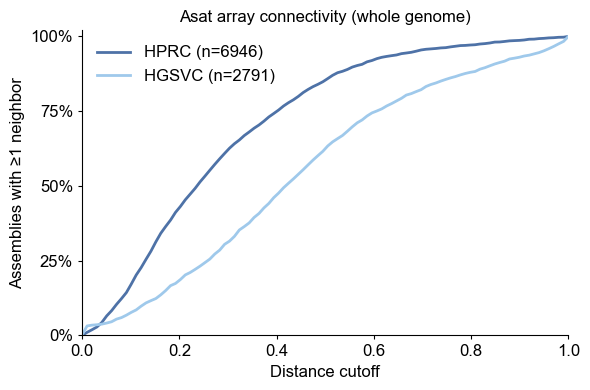
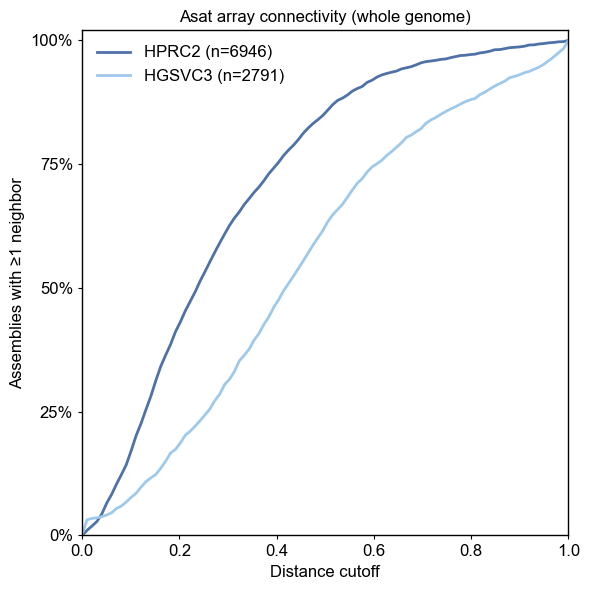
Unified diff of the notebook cell whose output changed from the first chart to the second:
--- before
+++ after
@@ -36,5 +36,5 @@
     hgsvc_conn = connectivity_curve(hgsvc_df, distance_cutoffs)
 
-    fig, ax = plt.subplots(figsize=(6, 4))
+    fig, ax = plt.subplots(figsize=(6, 6))
 
     hprc_n  = pd.concat([hprc_df[['sample1','chr']].rename(columns={'sample1':'sample'}),
@@ -44,6 +44,6 @@
 
 
-    ax.plot(distance_cutoffs, hprc_conn,  color="#4E72A7", lw=2, label=f'HPRC (n={hprc_n})')
-    ax.plot(distance_cutoffs, hgsvc_conn, color='#9FC9EB', lw=2, label=f'HGSVC (n={hgsvc_n})')
+    ax.plot(distance_cutoffs, hprc_conn,  color="#4E72A7", lw=2, label=f'HPRC2 (n={hprc_n})')
+    ax.plot(distance_cutoffs, hgsvc_conn, color='#9FC9EB', lw=2, label=f'HGSVC3 (n={hgsvc_n})')
 
     ax.set_xlim(distance_cutoffs.min(), distance_cutoffs.max())
@@ -56,6 +56,9 @@
     ax.set_title("Asat array connectivity (whole genome)", fontsize=12)
 
-    ax.spines["top"].set_visible(False)
-    ax.spines["right"].set_visible(False)
+    for spine in ax.spines.values():
+        spine.set_visible(True)
+        spine.set_color('black')
+        spine.set_linewidth(1.0)
+
     ax.tick_params(direction="out", length=3, width=0.8,labelsize=12)
 

Commit: update genes filtering